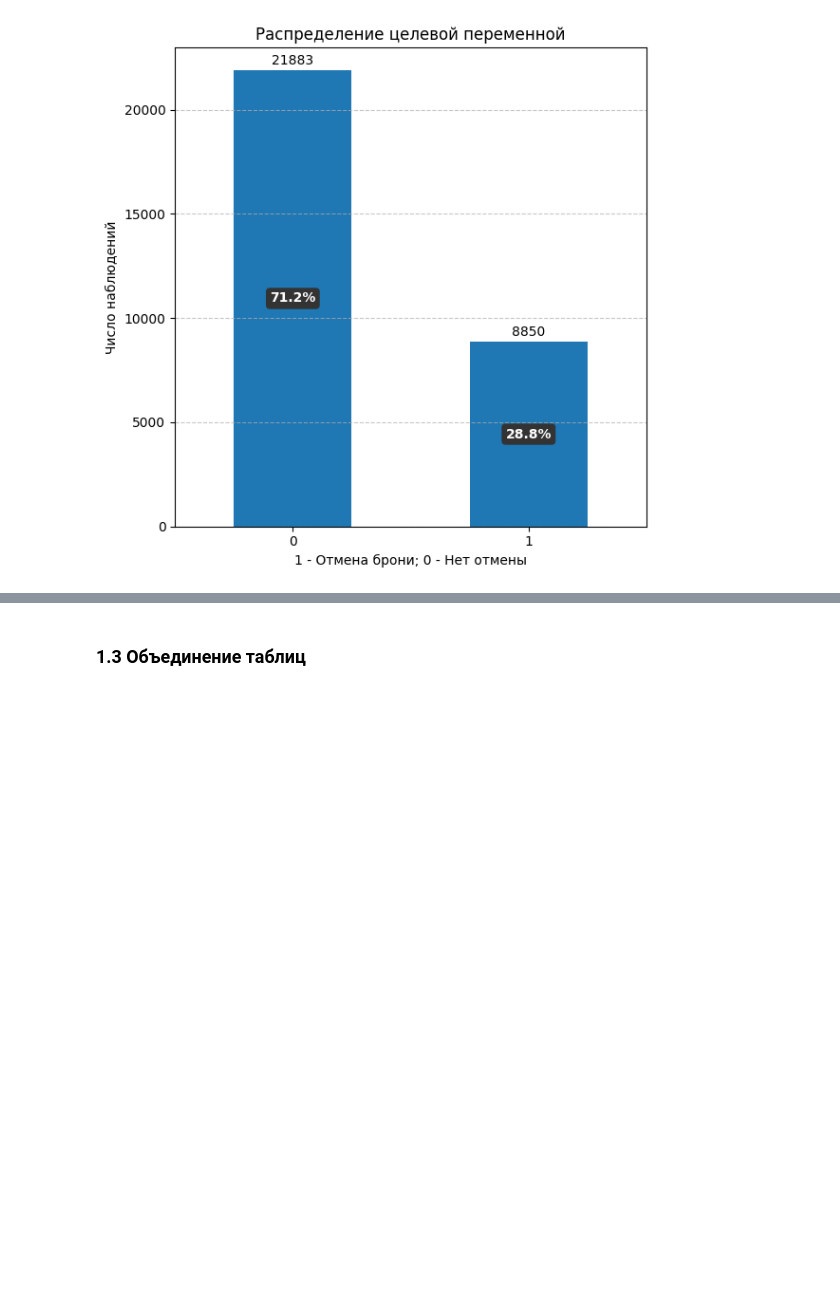
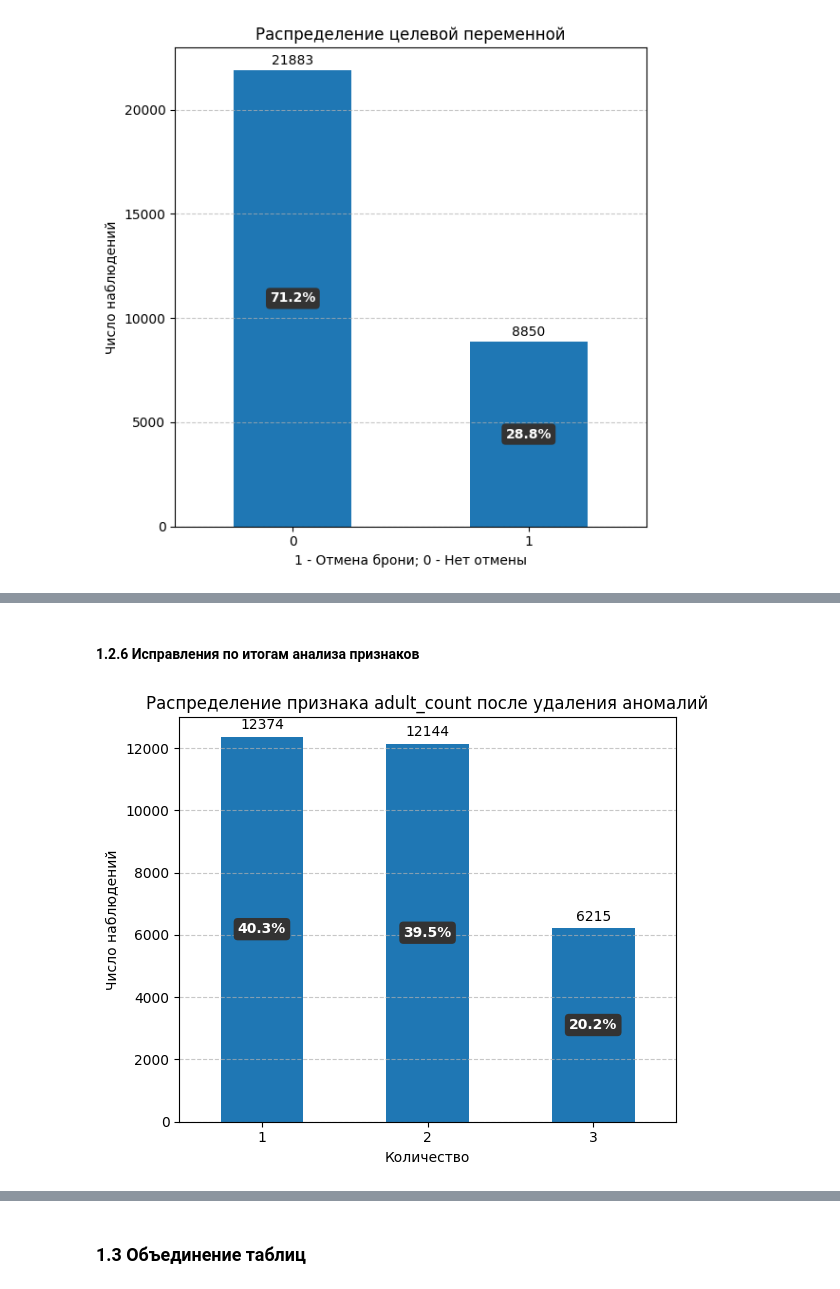
Before and after one commit to TemaQDX/project_module_04_urbanstay, a Jupyter notebook: project_module_04_urbanstay_Artem_Burov.ipynb, the cells around one changed output, grey strips where cells are left out. Drawn from its saved outputs; the diff is of its cells as text; code cells hidden in the pictures; blank space fills up the shorter version.

```diff
--- a/project_module_04_urbanstay_Artem_Burov.ipynb
+++ b/project_module_04_urbanstay_Artem_Burov.ipynb
@@ -454,8 +454,8 @@ query_hotel_reviews = '''
 SELECT * FROM public.hotel_reviews
 '''
 
-df_hotel_bookings = optimize_dataframe(pd.read_sql_query(query_hotel_bookings, con=engine))
-df_hotel_reviews = optimize_dataframe(pd.read_sql_query(query_hotel_reviews, con=engine))
+df_hotel_bookings_load_pg = pd.read_sql_query(query_hotel_bookings, con=engine)
+df_hotel_reviews_load_pg = pd.read_sql_query(query_hotel_reviews, con=engine)
 
 print("Данные из БД Postgres загружены и оптимизированы")
 # %% [output]
@@ -465,2 +465,8 @@ Wall time: 6.23 s
+# %%
+df_hotel_bookings = optimize_dataframe(df_hotel_bookings_load_pg.copy())
+df_hotel_reviews = optimize_dataframe(df_hotel_reviews_load_pg.copy())
+
+del(df_hotel_bookings_load_pg)
+del(df_hotel_reviews_load_pg)
 # %%
 # Посмотрим структуру датафрейма таблицы hotel_bookings
@@ -900,0 +1061,20 @@ plot_bar_chart(data=df_hotel_bookings[target], xlabel='1 - Отмена брон
+# %% [markdown]
+#### 1.2.6 Исправления по итогам анализа признаков
+# %%
+# 1) adult_count — замена аномальных значений
+replace_map = {100: 1, 200: 2, 300: 3}
+df_hotel_bookings['adult_count'] = df_hotel_bookings['adult_count'].replace(replace_map)
+
+# 2) meal_plan — исправление опечатки и объединение категорий
+df_hotel_bookings['meal_plan'] = df_hotel_bookings['meal_plan'].replace({
+    'не выбрант': 'не выбран',
+    'тип_питания_3': 'тип_питания_2',
+})
+
+# 3) room_type — объединение редких типов в «прочие»
+rare_types = ['тип_3', 'тип_5', 'тип_7']
+df_hotel_bookings['room_type'] = df_hotel_bookings['room_type'].replace(rare_types, 'прочие')
+# %%
+plot_bar_chart(df_hotel_bookings['adult_count'], xlabel='Количество', title=f'Распределение признака adult_count после удаления аномалий', figsize=(6,5))
+# %% [output]
+[figure, added]
```
Also changed, not shown: parts of 19 cells of this notebook.
